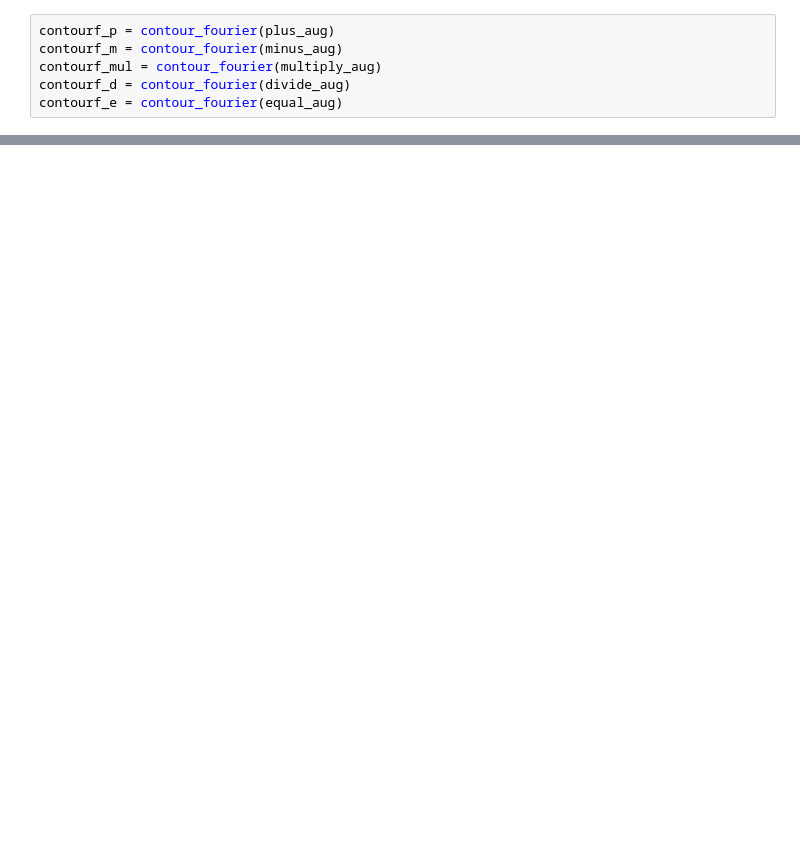
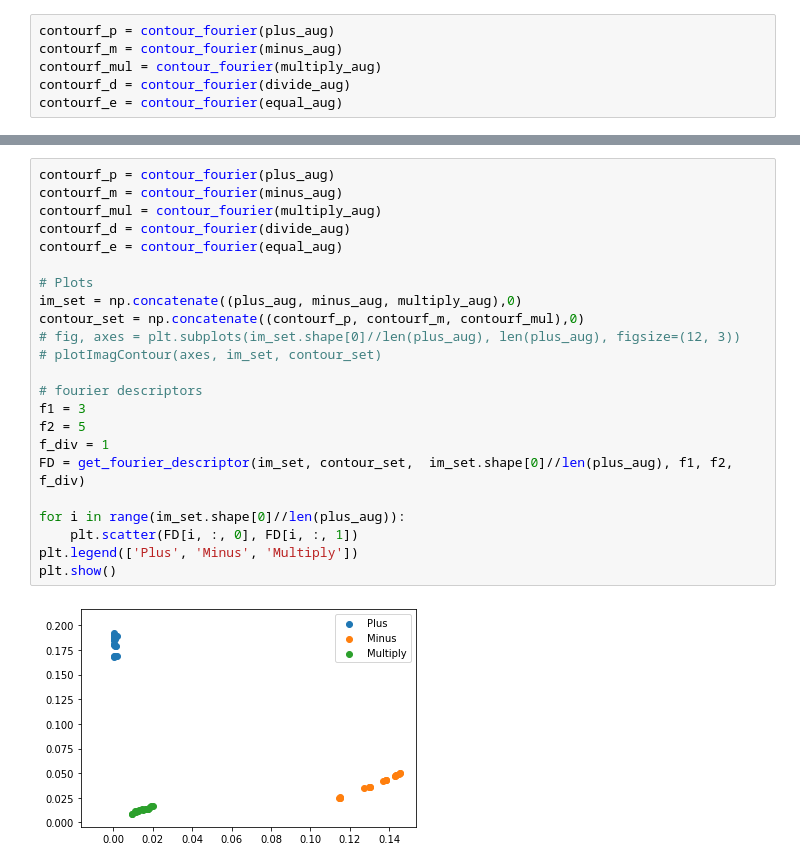
Before and after one commit to Jiang15/Image_analysis_and_pattern-recognition, a Jupyter notebook: project_operator.ipynb, the cells around one changed output, grey strips where cells are left out. Cells and saved outputs as stored; diff of their text form; blank space fills up the shorter version.

```diff
--- a/project_operator.ipynb
+++ b/project_operator.ipynb
@@ -147,0 +208,25 @@ print((labeled_array==2).sum())
+# %%
+contourf_p = contour_fourier(plus_aug)
+contourf_m = contour_fourier(minus_aug)
+contourf_mul = contour_fourier(multiply_aug)
+contourf_d = contour_fourier(divide_aug)
+contourf_e = contour_fourier(equal_aug)
+
+# Plots
+im_set = np.concatenate((plus_aug, minus_aug, multiply_aug),0)
+contour_set = np.concatenate((contourf_p, contourf_m, contourf_mul),0)
+# fig, axes = plt.subplots(im_set.shape[0]//len(plus_aug), len(plus_aug), figsize=(12, 3))
+# plotImagContour(axes, im_set, contour_set)
+
+# fourier descriptors
+f1 = 3
+f2 = 5
+f_div = 1
+FD = get_fourier_descriptor(im_set, contour_set,  im_set.shape[0]//len(plus_aug), f1, f2, f_div)
+
+for i in range(im_set.shape[0]//len(plus_aug)):
+    plt.scatter(FD[i, :, 0], FD[i, :, 1])
+plt.legend(['Plus', 'Minus', 'Multiply'])
+plt.show()
+# %% [output]
+[figure, added]
```
Also changed, not shown: parts of 14 cells of this notebook, 1 other file.
